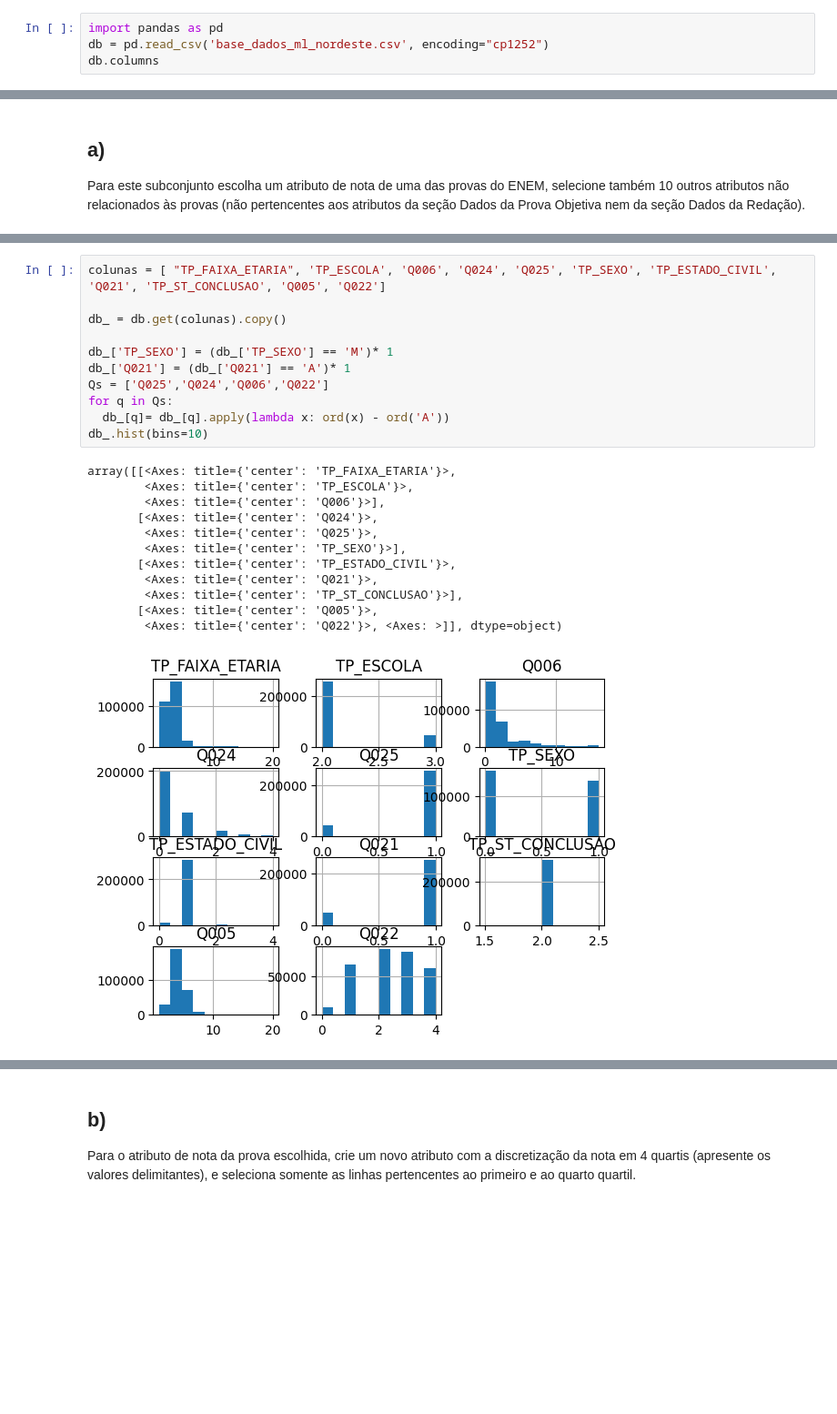
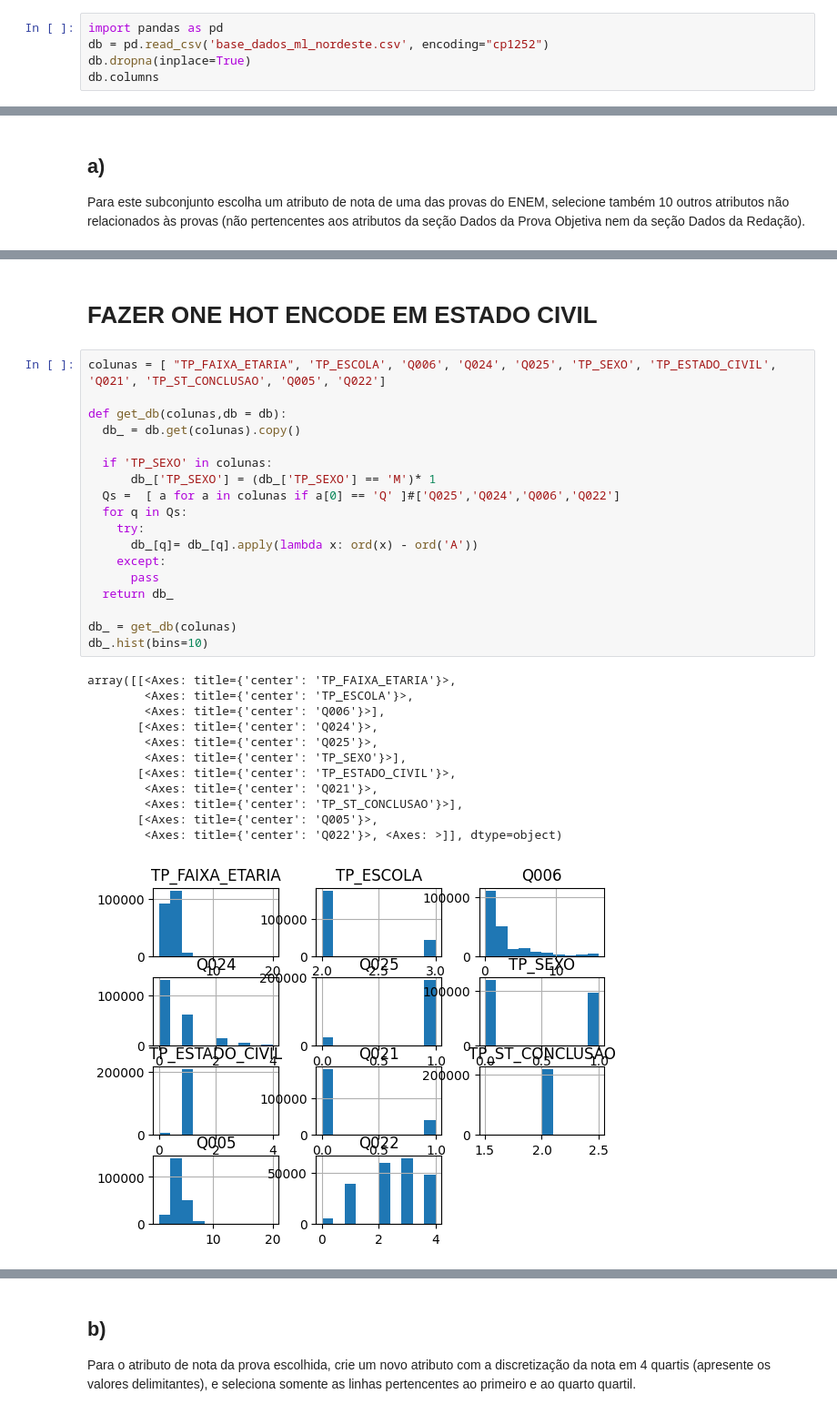
Before and after one commit to denielfer/Micro_dados_enem-2022, a Jupyter notebook: ML.ipynb, the cells around one changed output, grey strips where cells are left out. Shown at 91% size. Cells and saved outputs as stored; diff of their text form; blank space fills up the shorter version.

```diff
--- a/ML.ipynb
+++ b/ML.ipynb
@@ -23,6 +23,7 @@ Load data
 # %%
 import pandas as pd
 db = pd.read_csv('base_dados_ml_nordeste.csv', encoding="cp1252")
+db.dropna(inplace=True)
 db.columns
 # %% [output]
 Index(['Unnamed: 0', 'NU_INSCRICAO', 'NU_ANO', 'TP_FAIXA_ETARIA', 'TP_SEXO',
@@ -74,27 +82,36 @@ Q025(Tem internet): exposição do aluno a noticias e conhecimentos em geral, qu
+# %% [markdown]
+# FAZER ONE HOT ENCODE EM ESTADO CIVIL
 # %%
 colunas = [ "TP_FAIXA_ETARIA", 'TP_ESCOLA', 'Q006', 'Q024', 'Q025', 'TP_SEXO', 'TP_ESTADO_CIVIL', 'Q021', 'TP_ST_CONCLUSAO', 'Q005', 'Q022']
 
-db_ = db.get(colunas).copy()
+def get_db(colunas,db = db):
+  db_ = db.get(colunas).copy()
 
-db_['TP_SEXO'] = (db_['TP_SEXO'] == 'M')* 1
-db_['Q021'] = (db_['Q021'] == 'A')* 1
-Qs = ['Q025','Q024','Q006','Q022']
-for q in Qs:
-  db_[q]= db_[q].apply(lambda x: ord(x) - ord('A'))
+  if 'TP_SEXO' in colunas:
+      db_['TP_SEXO'] = (db_['TP_SEXO'] == 'M')* 1
+  Qs =  [ a for a in colunas if a[0] == 'Q' ]#['Q025','Q024','Q006','Q022']
+  for q in Qs:
+    try:
+      db_[q]= db_[q].apply(lambda x: ord(x) - ord('A'))
+    except:
+      pass
+  return db_
+
+db_ = get_db(colunas)
 db_.hist(bins=10)
 # %% [output]
 array([[<Axes: title={'center': 'TP_FAIXA_ETARIA'}>,
         <Axes: title={'center': 'TP_ESCOLA'}>,
         <Axes: title={'center': 'Q006'}>],
        [<Axes: title={'center': 'Q024'}>,
         <Axes: title={'center': 'Q025'}>,
         <Axes: title={'center': 'TP_SEXO'}>],
        [<Axes: title={'center': 'TP_ESTADO_CIVIL'}>,
         <Axes: title={'center': 'Q021'}>,
         <Axes: title={'center': 'TP_ST_CONCLUSAO'}>],
        [<Axes: title={'center': 'Q005'}>,
         <Axes: title={'center': 'Q022'}>, <Axes: >]], dtype=object)
-[figure, old version]
+[figure, new version]
 # %%
 for col in colunas:
   print(f"Valores para {col}: ",dict(db_[col].value_counts()))
```
Also changed, not shown: parts of 21 cells of this notebook.
